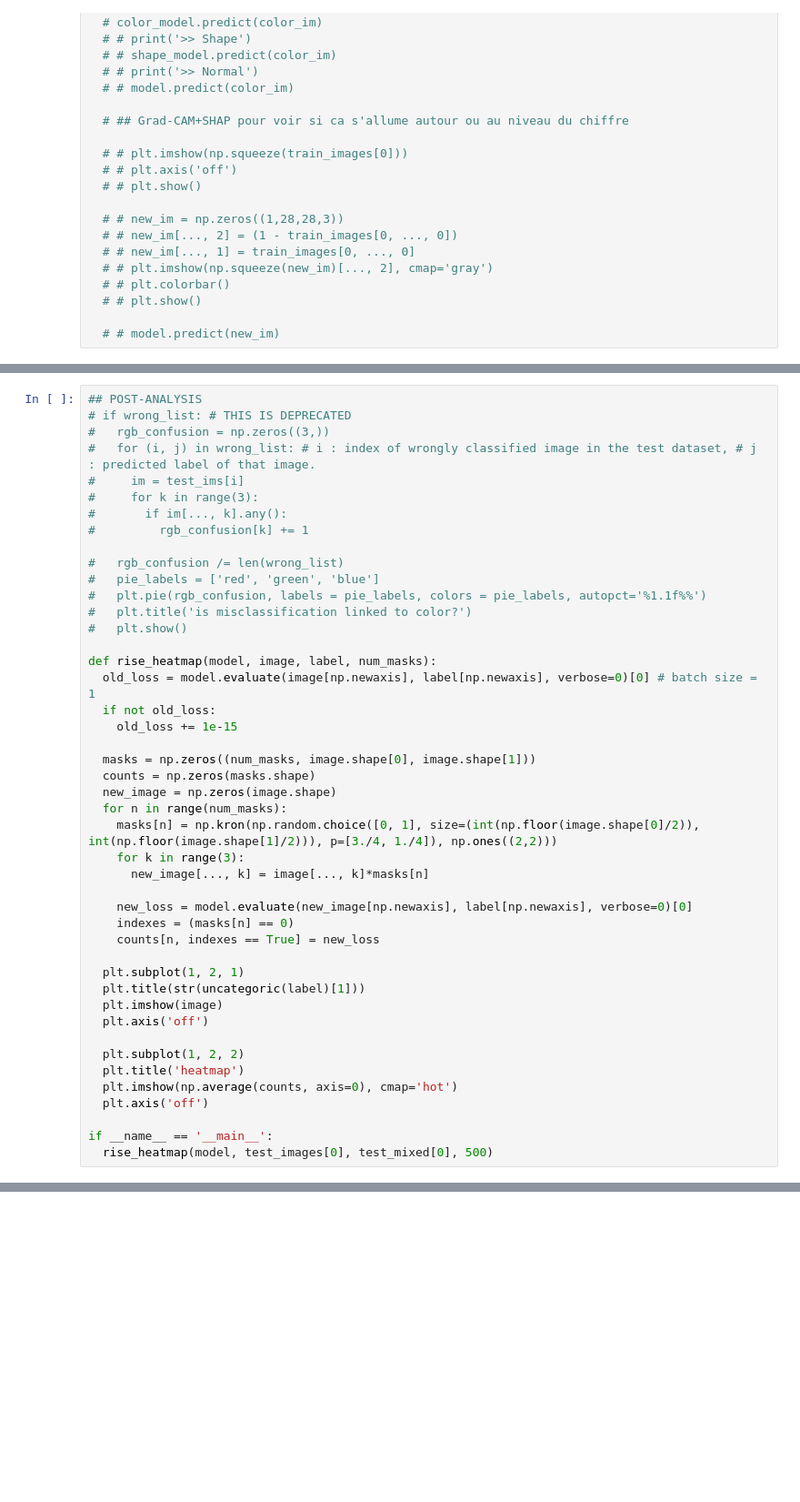
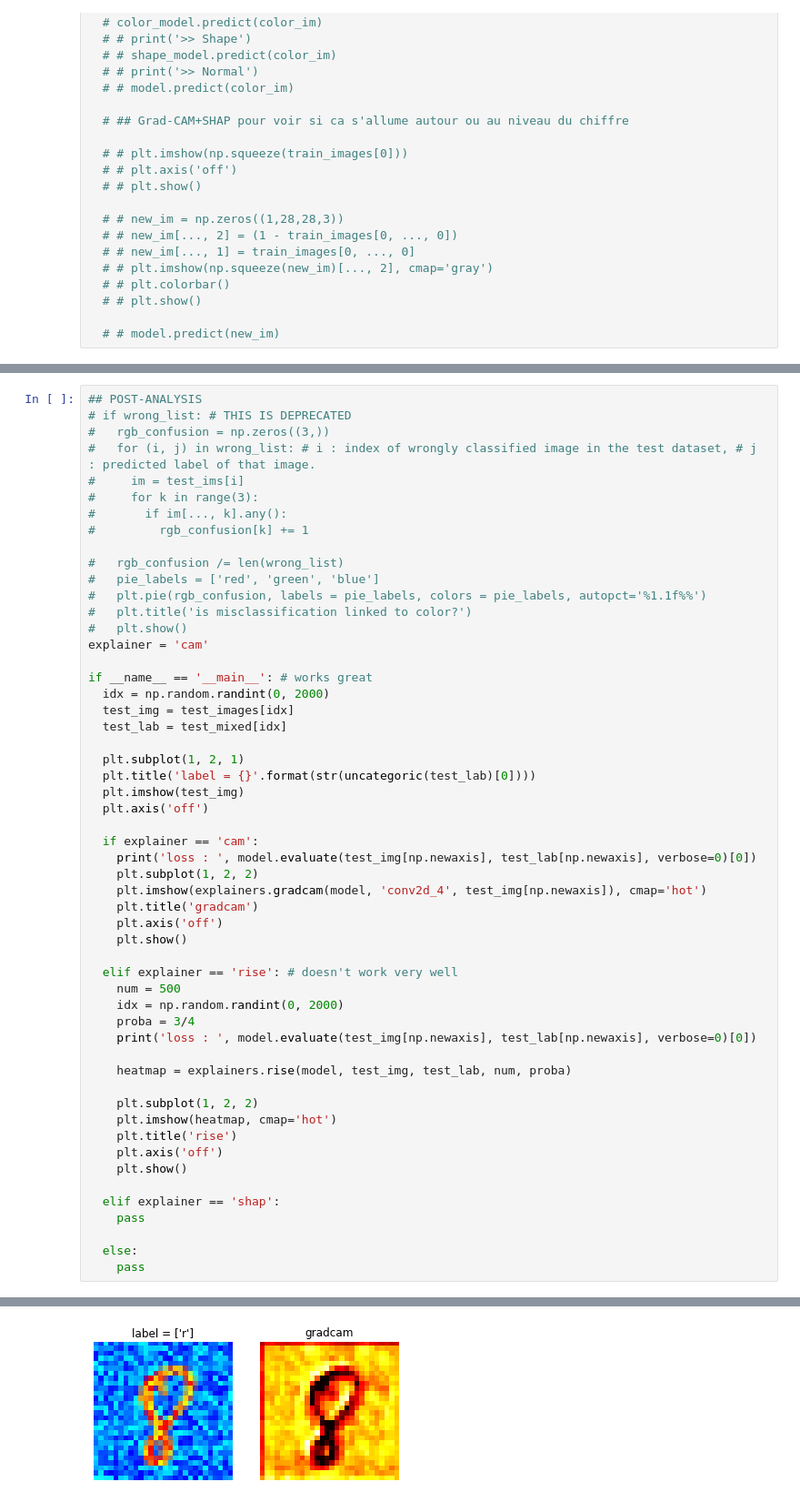
Before and after one commit to axelpuyo/liasd, a Jupyter notebook: perceptive_bias_model.ipynb, the cells around one changed output, grey strips where cells are left out. Shown at 91% size. Saved outputs shown, nothing was run; the diff lists cells and outputs as text; blank space fills up the shorter version.

```diff
--- a/perceptive_bias_model.ipynb
+++ b/perceptive_bias_model.ipynb
@@ -285,33 +286,43 @@ for (i, j) in wrong_list:
 #   plt.pie(rgb_confusion, labels = pie_labels, colors = pie_labels, autopct='%1.1f%%')
 #   plt.title('is misclassification linked to color?')
 #   plt.show()
+explainer = 'cam'
 
-def rise_heatmap(model, image, label, num_masks):
-  old_loss = model.evaluate(image[np.newaxis], label[np.newaxis], verbose=0)[0] # batch size = 1
-  if not old_loss:
-    old_loss += 1e-15
-
-  masks = np.zeros((num_masks, image.shape[0], image.shape[1]))
-  counts = np.zeros(masks.shape)
-  new_image = np.zeros(image.shape)
-  for n in range(num_masks):
-    masks[n] = np.kron(np.random.choice([0, 1], size=(int(np.floor(image.shape[0]/2)), int(np.floor(image.shape[1]/2))), p=[3./4, 1./4]), np.ones((2,2)))
-    for k in range(3):
-      new_image[..., k] = image[..., k]*masks[n]
-
-    new_loss = model.evaluate(new_image[np.newaxis], label[np.newaxis], verbose=0)[0]
-    indexes = (masks[n] == 0)
-    counts[n, indexes == True] = new_loss
+if __name__ == '__main__': # works great
+  idx = np.random.randint(0, 2000)
+  test_img = test_images[idx]
+  test_lab = test_mixed[idx]
 
   plt.subplot(1, 2, 1)
-  plt.title(str(uncategoric(label)[1]))
-  plt.imshow(image)
+  plt.title('label = {}'.format(str(uncategoric(test_lab)[0])))
+  plt.imshow(test_img)
   plt.axis('off')
 
-  plt.subplot(1, 2, 2)
-  plt.title('heatmap')
-  plt.imshow(np.average(counts, axis=0), cmap='hot')
-  plt.axis('off')
+  if explainer == 'cam':
+    print('loss : ', model.evaluate(test_img[np.newaxis], test_lab[np.newaxis], verbose=0)[0])
+    plt.subplot(1, 2, 2)
+    plt.imshow(explainers.gradcam(model, 'conv2d_4', test_img[np.newaxis]), cmap='hot')
+    plt.title('gradcam')
+    plt.axis('off')
+    plt.show()
 
-if __name__ == '__main__':
-  rise_heatmap(model, test_images[0], test_mixed[0], 500)
+  elif explainer == 'rise': # doesn't work very well
+    num = 500
+    idx = np.random.randint(0, 2000)
+    proba = 3/4
+    print('loss : ', model.evaluate(test_img[np.newaxis], test_lab[np.newaxis], verbose=0)[0])
+
+    heatmap = explainers.rise(model, test_img, test_lab, num, proba)
+
+    plt.subplot(1, 2, 2)
+    plt.imshow(heatmap, cmap='hot')
+    plt.title('rise')
+    plt.axis('off')
+    plt.show()
+
+  elif explainer == 'shap':
+    pass
+
+  else:
+    pass
+# %% [output]
@@ -317,0 +331 @@ if __name__ == '__main__':
+[figure, added]
```
Also changed, not shown: parts of 11 cells of this notebook.
